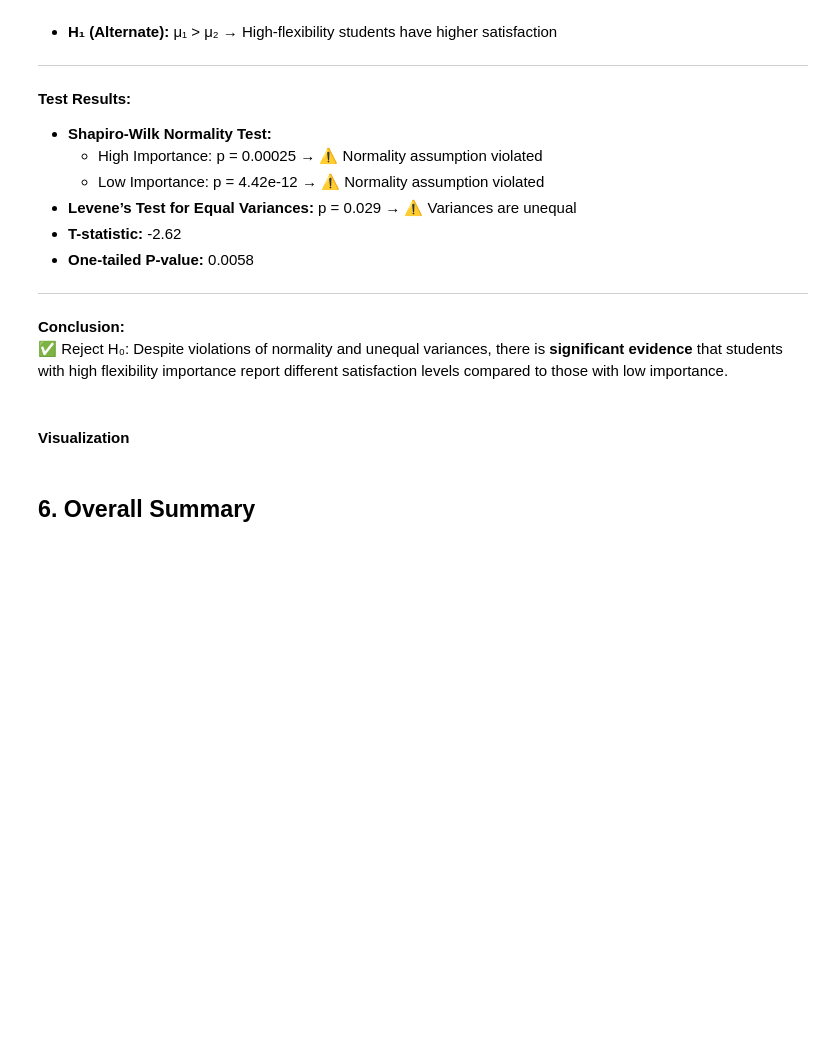
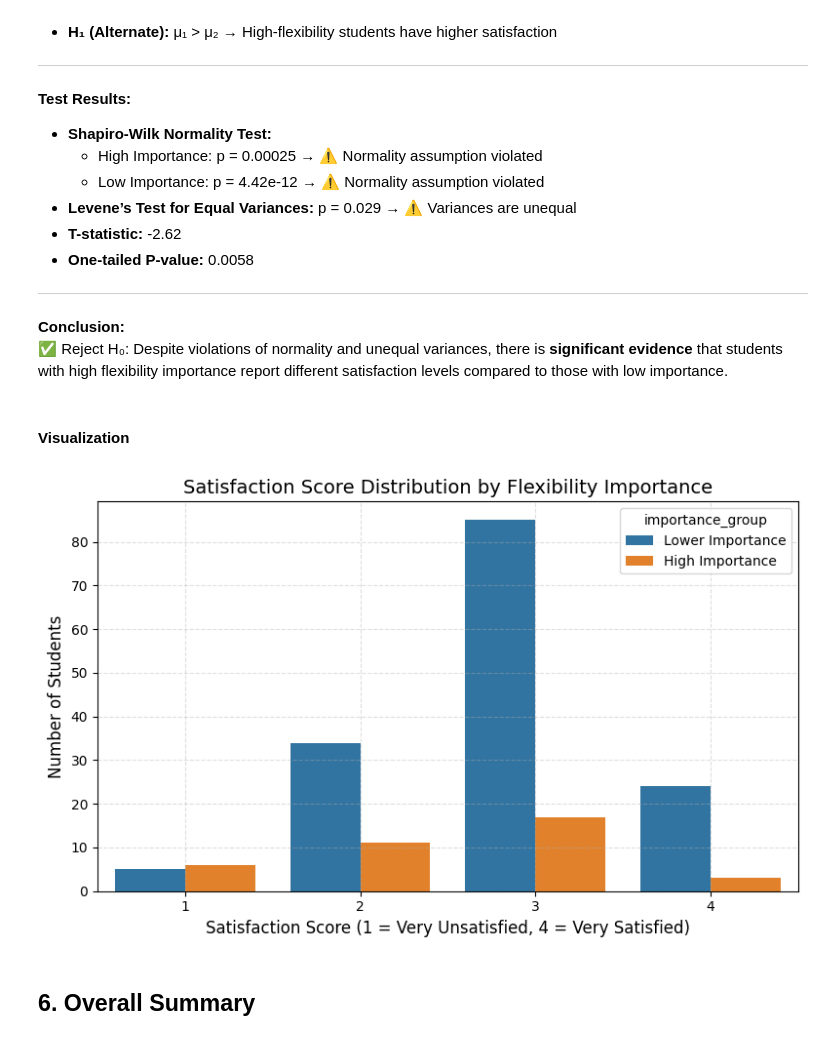
Before and after one commit to ZohaibCodez/schedule-impact-statistical-analysis, a Jupyter notebook: statistical_analysis.ipynb, the cells around one changed output. Saved outputs shown, nothing was run; the diff lists cells and outputs as text; code cells hidden in the pictures; blank space fills up the shorter version.

```diff
--- a/statistical_analysis.ipynb
+++ b/statistical_analysis.ipynb
@@ -1022,6 +994,35 @@ One-tailed P-value: 0.005783190785001243
 ✅ Reject H₀: Despite violations of normality and unequal variances,  there is **significant evidence** that students with high flexibility importance report different satisfaction levels compared to those with low importance.
 # %% [markdown]
 #### Visualization
+# %%
+import seaborn as sns
+import matplotlib.pyplot as plt
+
+# Prepare data
+df_plot = df[df['scheduling_satisfaction'].notnull()].copy()
+df_plot['importance_group'] = df_plot['flexibility_importance'].str.strip().str.lower().apply(
+    lambda x: 'High Importance' if x == 'extremely important' else 'Lower Importance'
+)
+
+# Plot grouped bar chart (counts per satisfaction score)
+custom_colors = ['#1f77b4', '#ff7f0e']
+plt.figure(figsize=(8, 5))
+sns.countplot(
+    data=df_plot,
+    x='scheduling_satisfaction',
+    hue='importance_group',
+    palette=custom_colors
+)
+
+plt.title("Satisfaction Score Distribution by Flexibility Importance", fontsize=14)
+plt.xlabel("Satisfaction Score (1 = Very Unsatisfied, 4 = Very Satisfied)", fontsize=12)
+plt.ylabel("Number of Students", fontsize=12)
+plt.grid(True, linestyle='--', alpha=0.4)
+plt.xticks([0, 1, 2, 3], [1, 2, 3, 4])
+plt.tight_layout()
+plt.show()
+# %% [output]
+[figure, added]
 # %% [markdown]
 ## **6. Overall Summary**
 # %%
```
Also changed, not shown: parts of 3 cells of this notebook, 4 other files.
